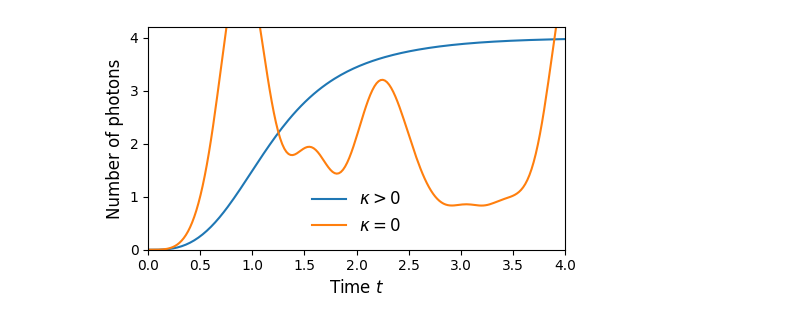
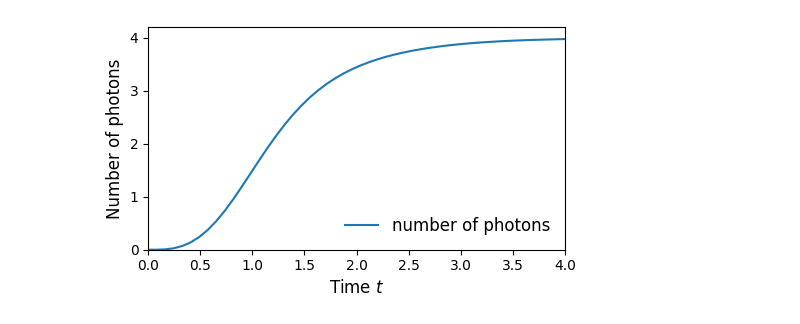
Before and after one commit to iQuHACK/2025-Alice-and-Bob, a Jupyter notebook: submission/Zeroth-NetWork/1-1.ipynb, the cells around one changed output. Cells and saved outputs as stored; diff of their text form; code cells hidden in the pictures.

Commit message:
fixed number of photon function

```diff
--- a/submission/Zeroth-NetWork/1-1.ipynb
+++ b/submission/Zeroth-NetWork/1-1.ipynb
@@ -42,29 +42,14 @@ dq.plot.wigner_gif(trace_a, fps=120)
-# %%
-#  plot the expectation vlaue of the number of photons, and photon number parity in the memory mode
-# observable to measure (number of photons)
-
-jump_ops = [jnp.sqrt(Kb)*b]
-exp_ops = [dq.dag(a) @ a]
-
-# run dynamiqs.mesolve with a finer time grid
-t_save = jnp.linspace(0, T, 200)
-result_loss = dq.mesolve(H, jump_ops, psi0, t_save, exp_ops=exp_ops)
-res_loss_trace_1 = dq.ptrace(res.states, 0,res.states.dims) # trace of a
-
-# also run dynamiqs.sesolve without dissipation for comparison
-result_noloss = dq.sesolve(H, psi0, t_save, exp_ops=exp_ops)
-res_loss_trace_1 = dq.ptrace(res.states, 0,res.states.dims) # trace of a
-
-# plot the observable against time
-fig, ax = plt.subplots(1, 1, figsize=(5, 3))
-ax.plot(t_save, result_loss.expects[0].real, label=r"$\kappa > 0$")
-ax.plot(t_save, result_noloss.expects[0].real, label=r"$\kappa = 0$")
-ax.set_ylim((0, 4.2))
-ax.set_xlim((0, T))
-ax.set_xlabel(r"Time $t$", fontsize=12)
-ax.set_ylabel(r"Number of photons", fontsize=12)
-ax.legend(fontsize=12, frameon=False)
-plt.tight_layout()
-plt.show()
-# %% [output]
-[figure, removed]
+# %%
+
+# plot the observable against time
+fig, ax = plt.subplots(1, 1, figsize=(5, 3))
+ax.plot(t_save, res.expects[0].real, label=r"number of photons")
+ax.set_ylim((0, 4.2))
+ax.set_xlim((0, T))
+ax.set_xlabel(r"Time $t$", fontsize=12)
+ax.set_ylabel(r"Number of photons", fontsize=12)
+ax.legend(fontsize=12, frameon=False)
+plt.tight_layout()
+plt.show()
+# %% [output]
+[figure, added]
```
Also changed, not shown: parts of 1 cell of this notebook.
